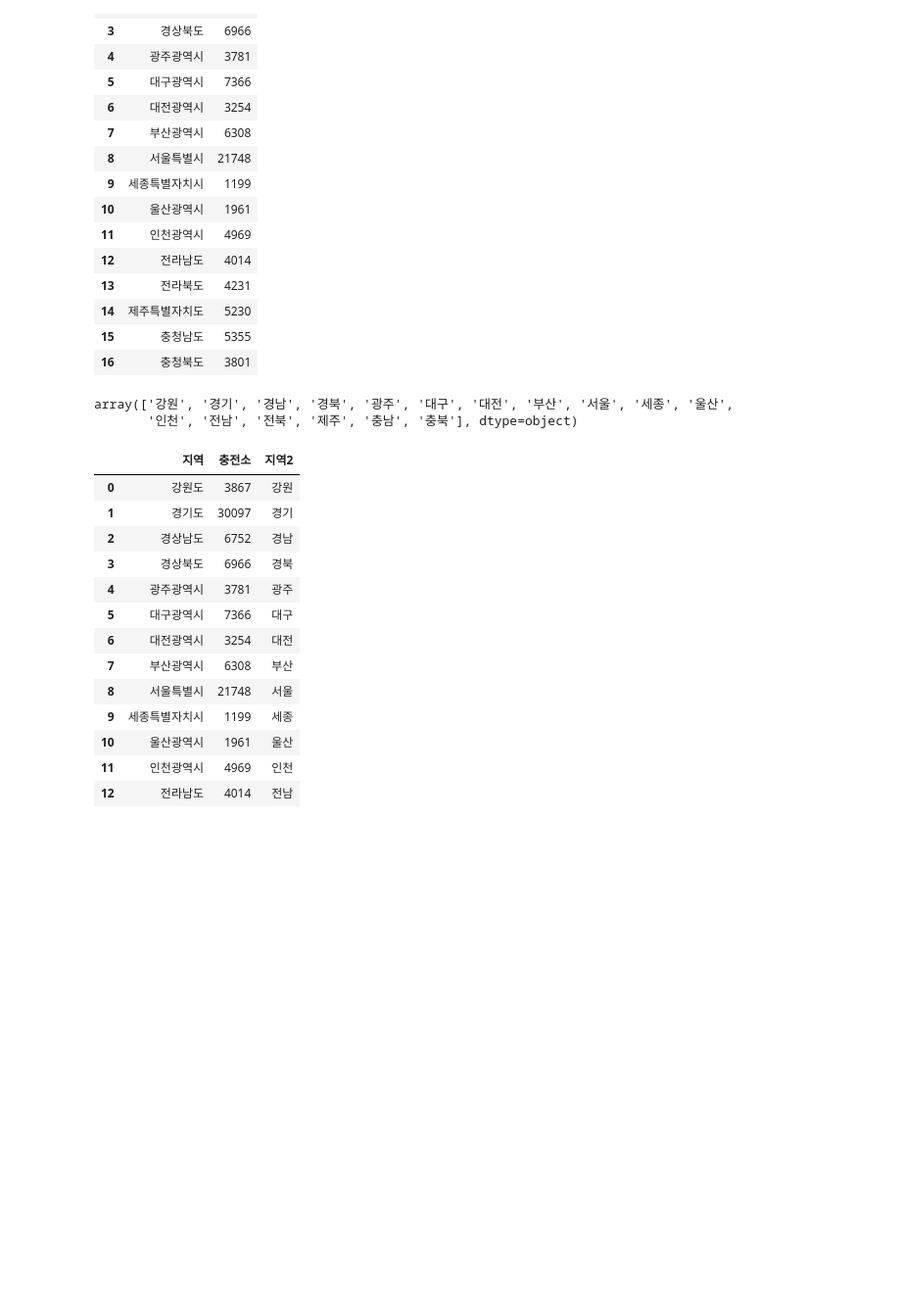
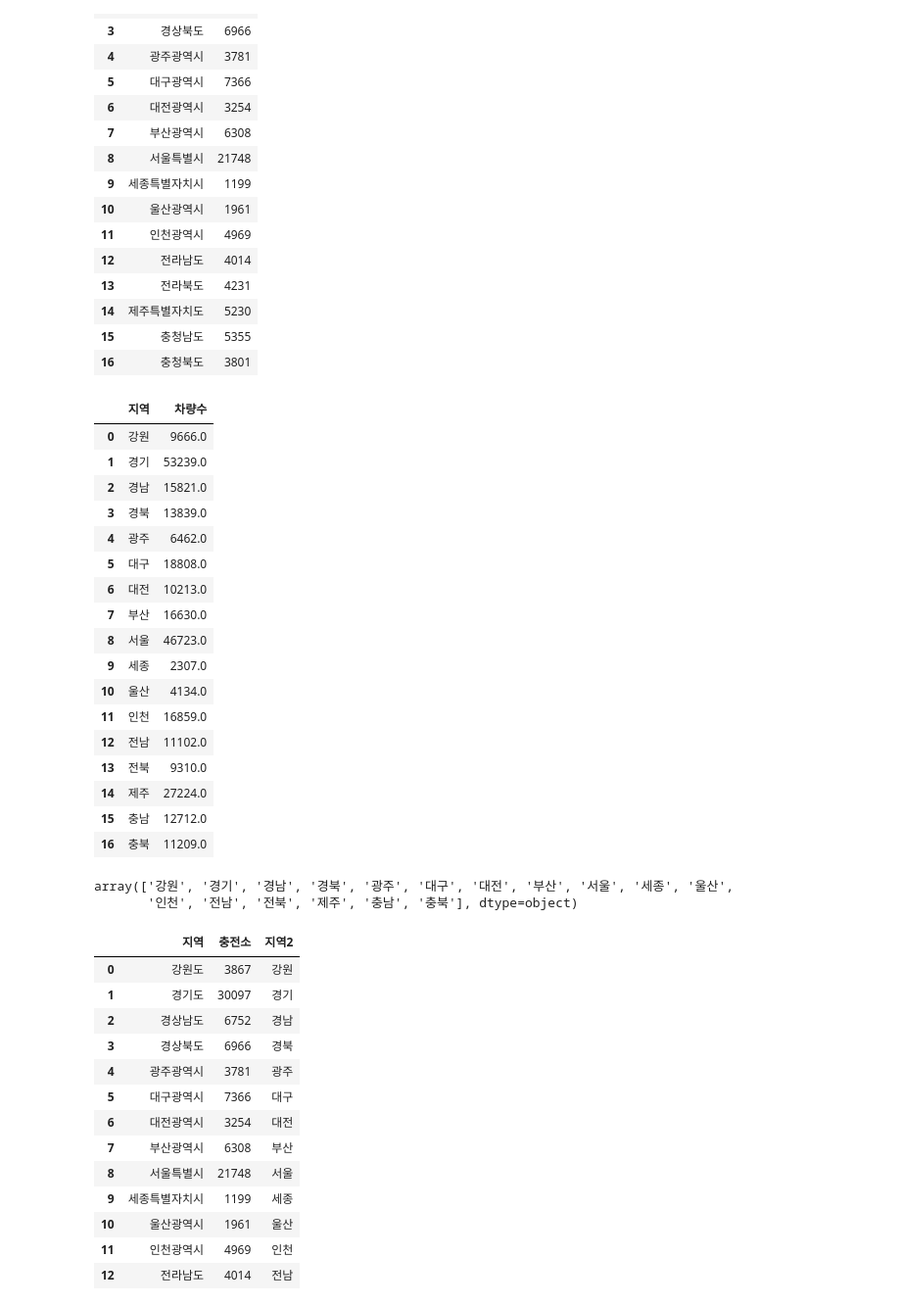
Before and after one commit to JBindio/StudyPython, a Jupyter notebook: 06.project/eletronic00.ipynb, the cells around one changed output. Shown: that part at 98% size. Saved outputs shown, nothing was run; the diff lists cells and outputs as text; code cells hidden in the pictures; blank space fills up the shorter version.

```diff
--- a/06.project/eletronic00.ipynb
+++ b/06.project/eletronic00.ipynb
@@ -183,10 +183,31 @@ charge_total
 | 16 | 충청북도 | 3801 |
 # %%
 car_total = car_total.sort_values('지역').reset_index(drop=True)
-car_total['지역'].values
+car_total
 # %% [output]
-array(['강원', '경기', '경남', '경북', '광주', '대구', '대전', '부산', '서울', '세종', '울산',
-       '인천', '전남', '전북', '제주', '충남', '충북'], dtype=object)
+|  | 지역 | 차량수 |
+| 0 | 강원 | 9666.0 |
+| 1 | 경기 | 53239.0 |
+| 2 | 경남 | 15821.0 |
+| 3 | 경북 | 13839.0 |
+| 4 | 광주 | 6462.0 |
+| 5 | 대구 | 18808.0 |
+| 6 | 대전 | 10213.0 |
+| 7 | 부산 | 16630.0 |
+| 8 | 서울 | 46723.0 |
+| 9 | 세종 | 2307.0 |
+| 10 | 울산 | 4134.0 |
+| 11 | 인천 | 16859.0 |
+| 12 | 전남 | 11102.0 |
+| 13 | 전북 | 9310.0 |
+| 14 | 제주 | 27224.0 |
+| 15 | 충남 | 12712.0 |
+| 16 | 충북 | 11209.0 |
+# %%
+car_total['지역'].values
+# %% [output]
+array(['강원', '경기', '경남', '경북', '광주', '대구', '대전', '부산', '서울', '세종', '울산',
+       '인천', '전남', '전북', '제주', '충남', '충북'], dtype=object)
 # %%
 sido_list = ['강원', '경기', '경남', '경북', '광주', '대구', '대전', '부산',
              '서울', '세종', '울산', '인천', '전남', '전북', '제주', '충남', '충북']
```
Also changed, not shown: parts of 8 cells of this notebook, 28 other files.
